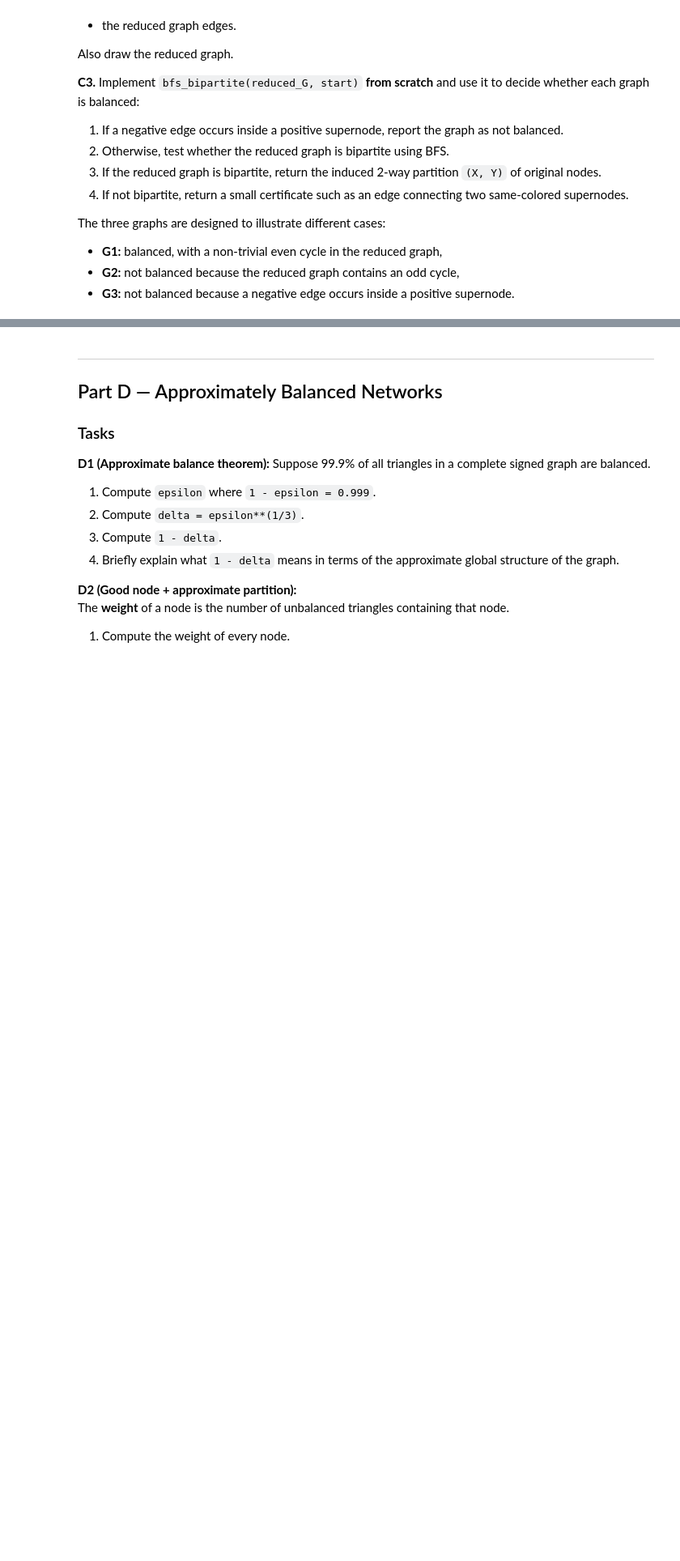
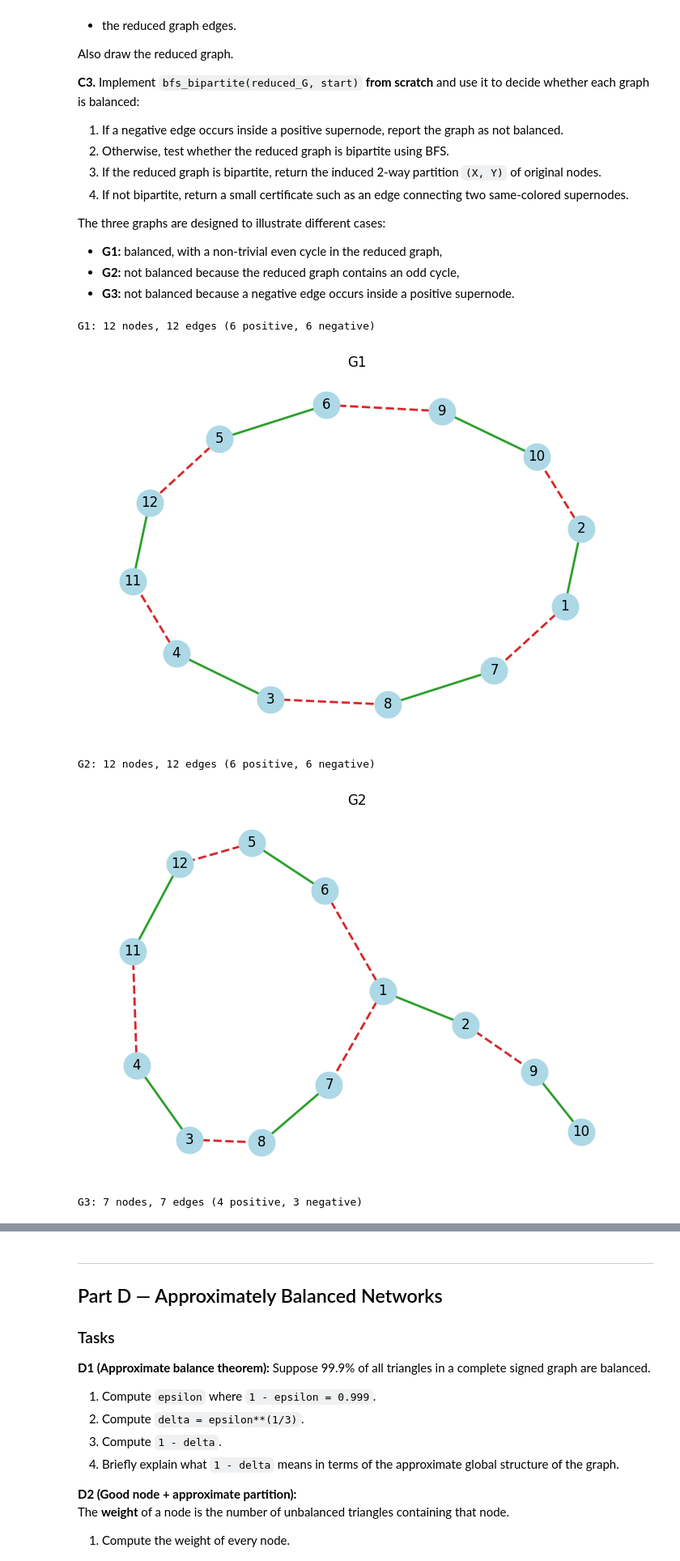
Before and after one commit to Ben2104/CECS427-assignment3, a Jupyter notebook: Assignment3_427_Group_#-3.ipynb, the cells around one changed output, grey strips where cells are left out. Shown at 81% size. Cells and saved outputs as stored; diff of their text form; code cells hidden in the pictures; blank space fills up the shorter version.

```diff
--- a/Assignment3_427_Group_#-3.ipynb
+++ b/Assignment3_427_Group_#-3.ipynb
@@ -417,22 +415,32 @@ The three graphs are designed to illustrate different cases:
 # C1 — Build + draw three signed graphs
 
 def make_signed_graph(edge_list):
-    """
-    edge_list: list of (u, v, sign) where sign is +1 or -1.
-    Return a NetworkX Graph with edge attribute: sign.
-    """
-    # TODO: implement
-    pass
+    """Build an undirected graph with sign = +1 or -1 on each edge."""
+    G = nx.Graph()
+    for u, v, sign in edge_list:
+        G.add_edge(u, v, sign=sign)
+    return G
 
 
 def draw_signed_graph(G, title=""):
-    """
-    Draw G with different styles for positive vs negative edges.
-    - Use a solid line for + edges
-    - Use a dashed line for - edges
-    """
-    # TODO: implement
-    pass
+    """Draw positive edges solid green and negative edges dashed red."""
+    pos = nx.spring_layout(G, seed=42)
+    positive = [(u, v) for u, v, data in G.edges(data=True)
+                if data["sign"] == 1]
+    negative = [(u, v) for u, v, data in G.edges(data=True)
+                if data["sign"] == -1]
+
+    plt.figure(figsize=(7, 5))
+    nx.draw_networkx_nodes(G, pos, node_size=550, node_color="lightblue")
+    nx.draw_networkx_labels(G, pos)
+    nx.draw_networkx_edges(G, pos, edgelist=positive,
+                           edge_color="tab:green", style="solid", width=2)
+    nx.draw_networkx_edges(G, pos, edgelist=negative,
+                           edge_color="tab:red", style="dashed", width=2)
+    plt.title(title)
+    plt.axis("off")
+    plt.tight_layout()
+    plt.show()
 
 
 # G1:
@@ -456,35 +464,47 @@ edges1 = [
 edges2 = [
     (1, 2,   1),
     (3, 4,   1),
     (5, 6,   1),
     (7, 8,   1),
     (9, 10,  1),
     (11, 12, 1),
     (1, 7,   -1),
     (8, 3,   -1),
     (4, 11,  -1),
     (12, 5,  -1),
     (6, 1,   -1),
     (2, 9,   -1),
 ]
 
 
 # G3:
 edges3 = [
     (1, 2,  1),
     (2, 3,  1),
     (1, 3, -1),
     (4, 5,  1),
     (6, 7,  1),
     (3, 4, -1),
     (5, 6, -1),
 ]
 
 
-# TODO: build G1, G2, and G3
 
-# TODO: print a short summary for each graph:
-# - number of nodes, number of edges
-# - number of positive edges, number of negative edges
+G1 = make_signed_graph(edges1)
+G2 = make_signed_graph(edges2)
+G3 = make_signed_graph(edges3)
 
-# TODO: draw all three graphs
+for name, graph in (("G1", G1), ("G2", G2), ("G3", G3)):
+    positive_count = sum(data["sign"] == 1
+                         for _, _, data in graph.edges(data=True))
+    negative_count = graph.number_of_edges() - positive_count
+    print(f"{name}: {graph.number_of_nodes()} nodes, "
+          f"{graph.number_of_edges()} edges "
+          f"({positive_count} positive, {negative_count} negative)")
+    draw_signed_graph(graph, name)
+# %% [output]
+G1: 12 nodes, 12 edges (6 positive, 6 negative)
+[figure, added]
+G2: 12 nodes, 12 edges (6 positive, 6 negative)
+[figure, added]
+G3: 7 nodes, 7 edges (4 positive, 3 negative)
```
Also changed, not shown: parts of 11 cells of this notebook.
